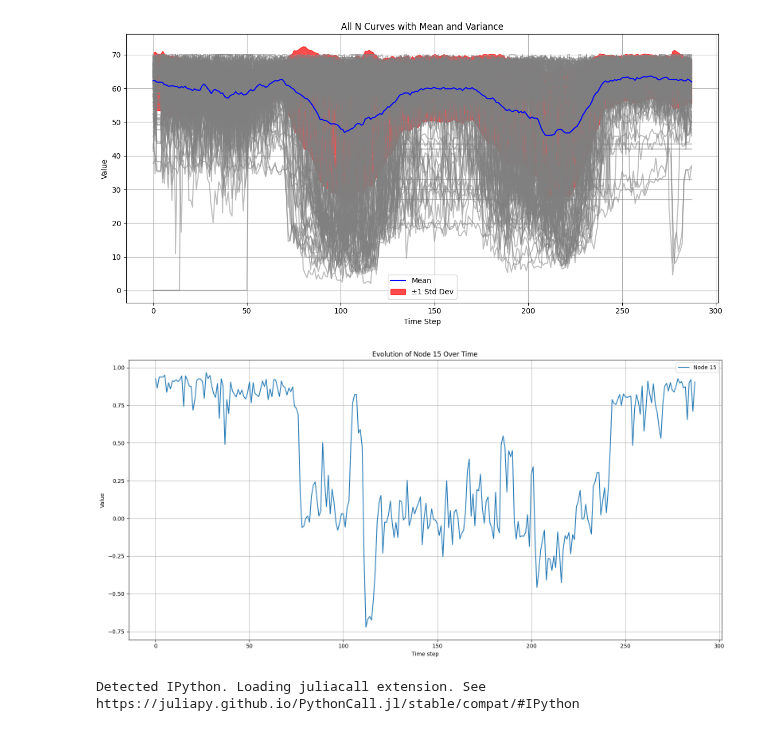
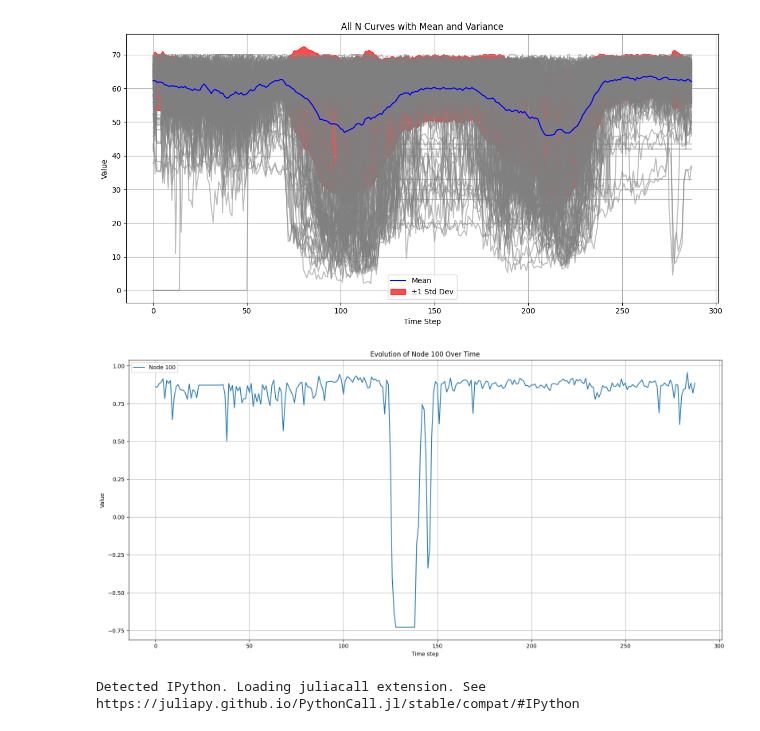
Before and after one commit to riccardocappi/Kan-for-Interpretable-Graph-Dynamics, a Jupyter notebook: traffic_dataset_DEA.ipynb, the cells around one changed output. Drawn from its saved outputs; the diff is of its cells as text; code cells hidden in the pictures.

```diff
--- a/traffic_dataset_DEA.ipynb
+++ b/traffic_dataset_DEA.ipynb
@@ -72,20 +72,20 @@ scaled_data = scaler.fit_transform(df.values)
 # %%
 scaled_data_reshaped = torch.from_numpy(scaled_data).unsqueeze(2).view(I, S, n_nodes, 1)
 # %%
-data_np = scaled_data_reshaped[0].cpu().detach().numpy()
-node_index = 15
+data_np = scaled_data_reshaped[10].cpu().detach().numpy()
+node_index = 100
 
 plt.figure(figsize=(16, 8))
 plt.plot(data_np[:, node_index, :], label=f'Node {node_index}')
 plt.xlabel('Time step')
 plt.ylabel('Value')
 plt.title(f'Evolution of Node {node_index} Over Time')
 plt.legend()
 plt.grid(True)
 plt.tight_layout()
 plt.show()
 # %% [output]
-[figure, old version]
+[figure, new version]
 # %%
 reshaped_data = reshaped_data[:3]
 # %%
```
Also changed, not shown: 8 other files.
